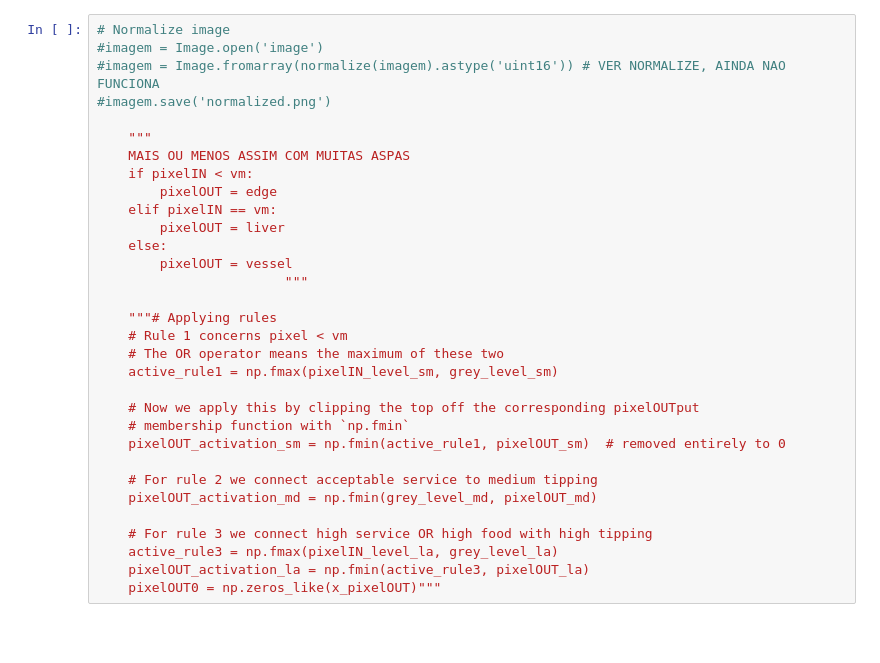
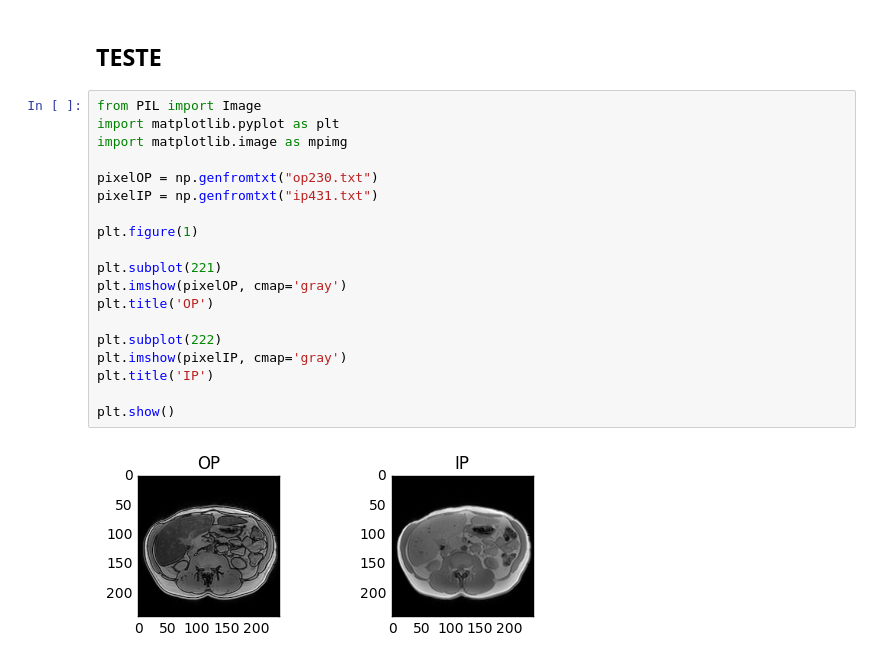
Before and after one commit to yuriajala/GREsimulations, a Jupyter notebook: fuzzy system.ipynb, the cells around one changed output. Saved outputs shown, nothing was run; the diff lists cells and outputs as text; blank space fills up the shorter version.

```diff
--- a/fuzzy system.ipynb
+++ b/fuzzy system.ipynb
@@ -106,32 +72,23 @@ def fuzzySystem_IP(pixel, vm):
-# %%
-# Normalize image
-#imagem = Image.open('image')
-#imagem = Image.fromarray(normalize(imagem).astype('uint16')) # VER NORMALIZE, AINDA NAO FUNCIONA
-#imagem.save('normalized.png')
-
-    """
-    MAIS OU MENOS ASSIM COM MUITAS ASPAS
-    if pixelIN < vm:
-        pixelOUT = edge
-    elif pixelIN == vm:
-        pixelOUT = liver
-    else:
-        pixelOUT = vessel
-                        """
-
-    """# Applying rules
-    # Rule 1 concerns pixel < vm
-    # The OR operator means the maximum of these two
-    active_rule1 = np.fmax(pixelIN_level_sm, grey_level_sm)
-
-    # Now we apply this by clipping the top off the corresponding pixelOUTput
-    # membership function with `np.fmin`
-    pixelOUT_activation_sm = np.fmin(active_rule1, pixelOUT_sm)  # removed entirely to 0
-
-    # For rule 2 we connect acceptable service to medium tipping
-    pixelOUT_activation_md = np.fmin(grey_level_md, pixelOUT_md)
-
-    # For rule 3 we connect high service OR high food with high tipping
-    active_rule3 = np.fmax(pixelIN_level_la, grey_level_la)
-    pixelOUT_activation_la = np.fmin(active_rule3, pixelOUT_la)
-    pixelOUT0 = np.zeros_like(x_pixelOUT)"""
+# %% [markdown]
+## TESTE
+# %%
+from PIL import Image
+import matplotlib.pyplot as plt
+import matplotlib.image as mpimg
+
+pixelOP = np.genfromtxt("op230.txt")
+pixelIP = np.genfromtxt("ip431.txt")
+
+plt.figure(1)
+
+plt.subplot(221)
+plt.imshow(pixelOP, cmap='gray')
+plt.title('OP')
+
+plt.subplot(222)
+plt.imshow(pixelIP, cmap='gray')
+plt.title('IP')
+
+plt.show()
+# %% [output]
+[figure, added]
```
Also changed, not shown: parts of 4 cells of this notebook, 7 other files.
